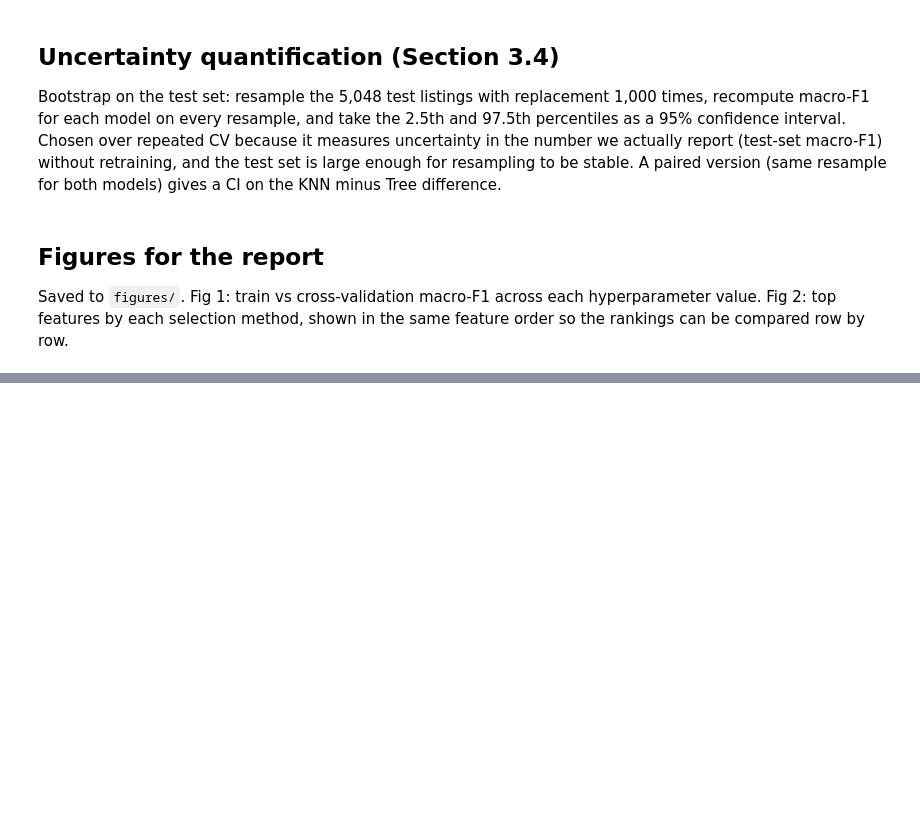
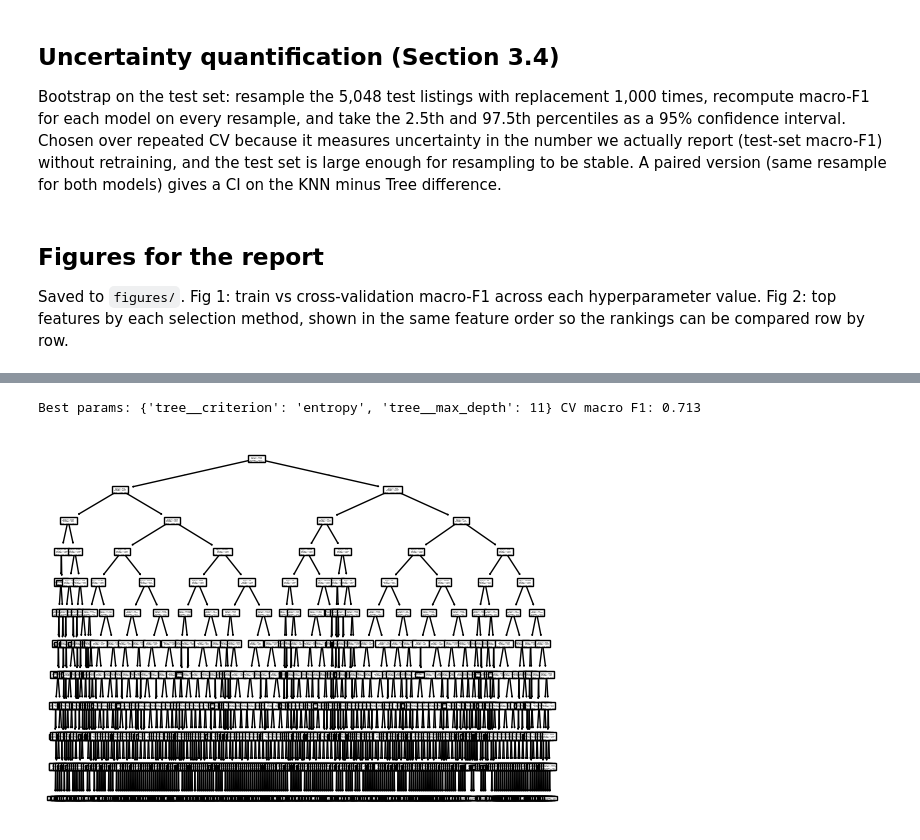
Before and after one commit to dorphen/EODP_assignment_2, a Jupyter notebook: code.ipynb, the cells around one changed output, grey strips where cells are left out. Saved outputs shown, nothing was run; the diff lists cells and outputs as text; code cells hidden in the pictures; blank space fills up the shorter version.

```diff
--- a/code.ipynb
+++ b/code.ipynb
@@ -452,0 +552,32 @@ fig.tight_layout(); fig.savefig('figures/fig2_feature_selection.png', dpi=200);
+# %%
+from sklearn.tree import DecisionTreeClassifier, plot_tree
+
+tree_preprocess = ColumnTransformer([
+    ('num', SimpleImputer(strategy='median'), num_cols),
+    ('cat', OneHotEncoder(handle_unknown='ignore'), cat_cols)  # all properties should have a type but unknown may carry information so gets its own type
+])
+
+tree_pipeline = Pipeline([
+    ('pre', tree_preprocess),
+    ('tree', DecisionTreeClassifier())
+])
+
+tree_grid = GridSearchCV(
+    tree_pipeline, {
+        'tree__criterion': ['entropy'],
+        'tree__max_depth': list(range(1, 21)) + [None]
+    },
+    cv=StratifiedKFold(n_splits=10, shuffle=True),
+    scoring='f1_macro', n_jobs=-1
+)
+
+tree_grid.fit(X_train, y_train)
+print('Best params:', tree_grid.best_params_, 'CV macro F1:', round(tree_grid.best_score_, 3))
+
+y_pred_tree = tree_grid.predict(X_test)
+
+plot_tree(tree_grid.best_estimator_.named_steps['tree'])
+plt.show()
+# %% [output]
+Best params: {'tree__criterion': 'entropy', 'tree__max_depth': 11} CV macro F1: 0.713
+[figure, added]
```
Also changed, not shown: parts of 12 cells of this notebook.
